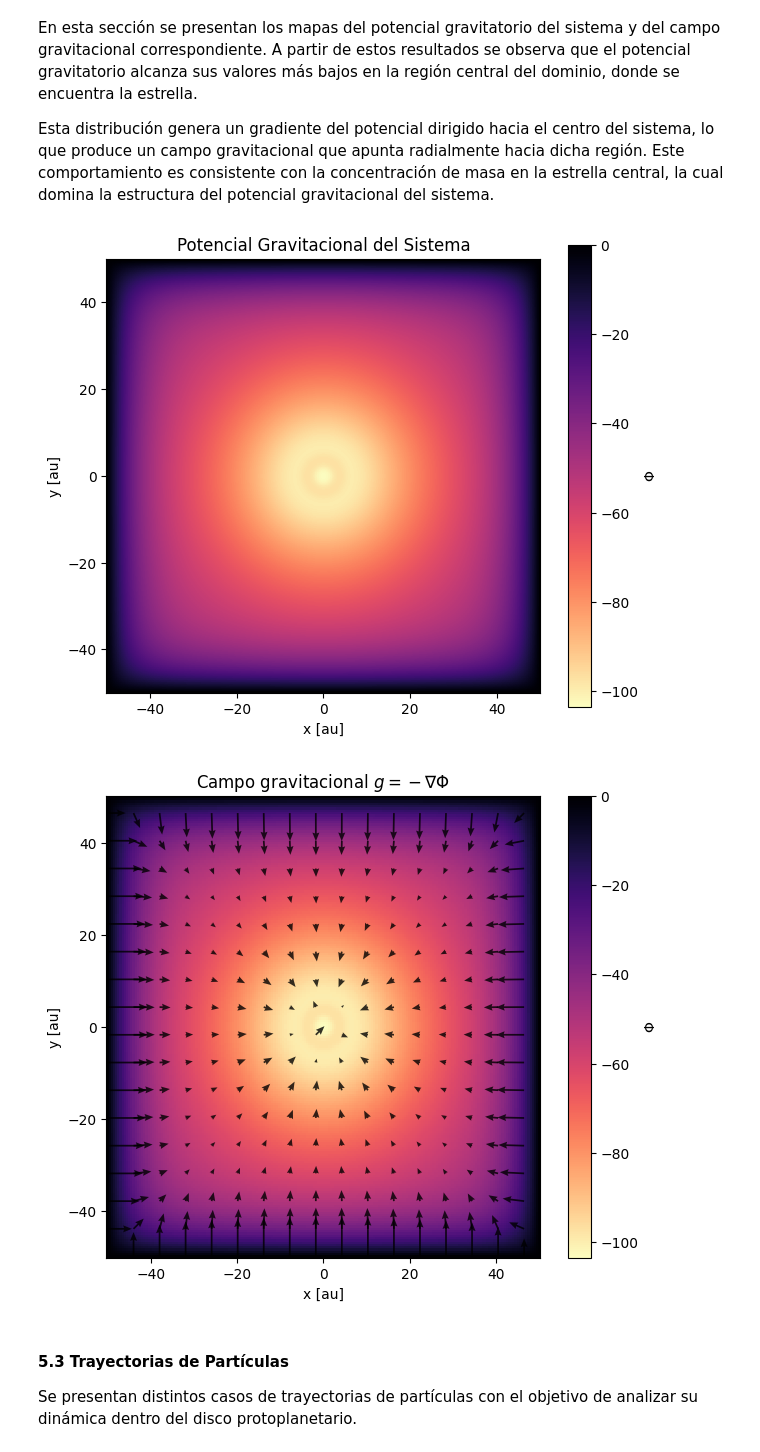
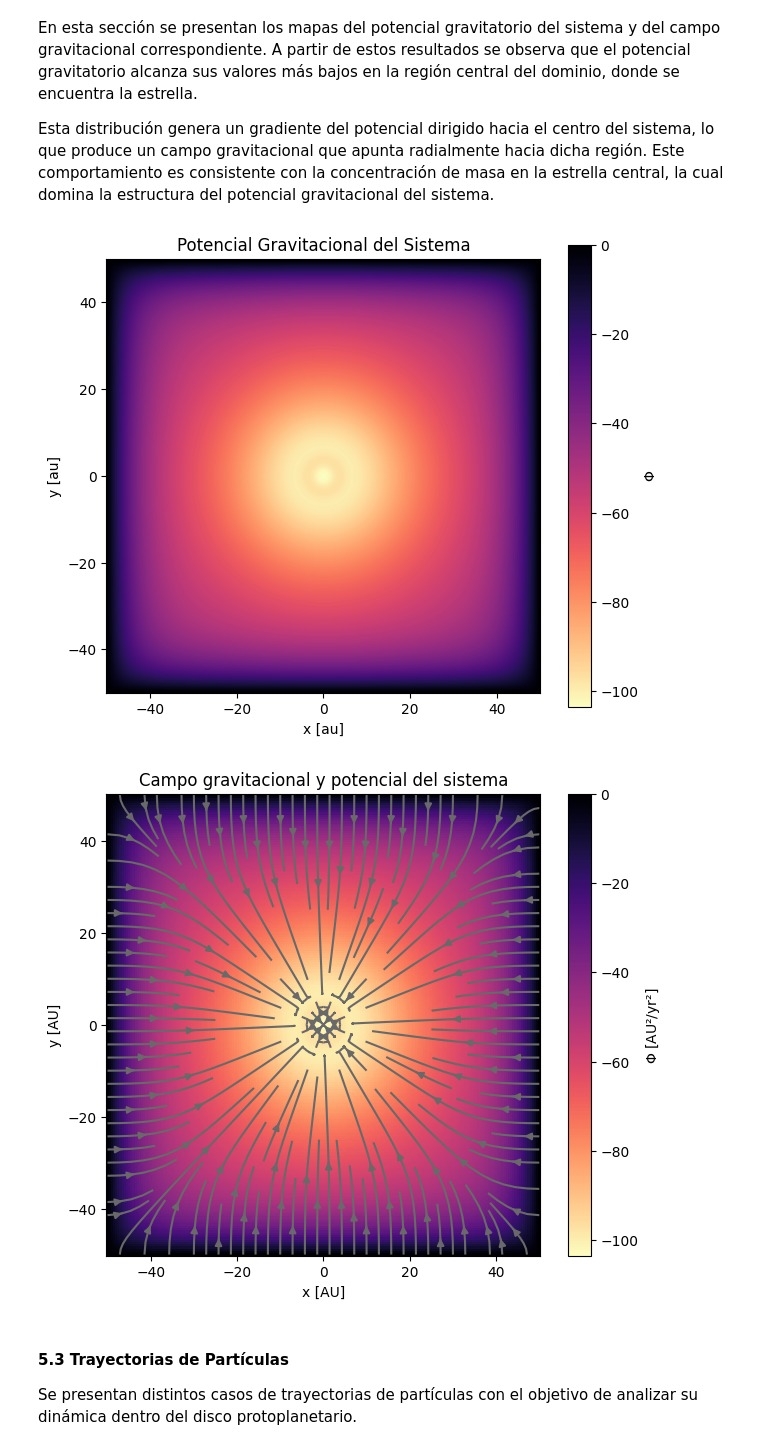
Before and after one commit to arc10132/Proyecto-Fisica-Computacional-4, a Jupyter notebook: Discos_Protoplanetarios.ipynb, the cells around one changed output. Cells and saved outputs as stored; diff of their text form; code cells hidden in the pictures.

Commit message:
Se arregla el grafico de campo gravitacional

```diff
--- a/Discos_Protoplanetarios.ipynb
+++ b/Discos_Protoplanetarios.ipynb
@@ -350,32 +350,32 @@ Esta distribución genera un gradiente del potencial dirigido hacia el centro de
 # %%
 # Potencial gravitacional del sistema
 plt.figure(figsize=(7,6))
 plt.imshow(Gradient_potential, extent=[-L, L, -L, L], origin='lower', cmap='magma_r')
 plt.colorbar(label=r'$\Phi$')
 plt.xlabel('x [au]')
 plt.ylabel('y [au]')
 plt.title('Potencial Gravitacional del Sistema')
 plt.show()
 
 
 # Potencial + campo gravitacional
-fig, ax = plt.subplots(figsize=(7, 6))
+# # Streamplot con el campo gravitacional
+plt.figure(figsize=(7,6))
 
-pcm = ax.pcolormesh(X, Y, Gradient_potential, cmap='magma_r', shading='auto')
-plt.colorbar(pcm, ax=ax, label=r'$\Phi$')
+# Colormesh del potencial
+plt.pcolormesh(X, Y, Gradient_potential, cmap='magma_r', shading='auto')
+plt.colorbar(label=r'$\Phi$ [AU²/yr²]')
 
-step = 12
-ax.quiver(X[::step, ::step], Y[::step, ::step],
-          gx_raw[::step, ::step], gy_raw[::step, ::step],
-          color='black', alpha=0.8, scale=None, headwidth=4, width=0.004)
+# Streamplot del campo gravitacional
+plt.streamplot(X, Y, gx_raw, gy_raw, color='dimgrey', density=1.2, arrowsize=1)
 
-ax.set_xlabel('x [au]')
-ax.set_ylabel('y [au]')
-ax.set_title('Campo gravitacional $g = -\\nabla\\Phi$')
+plt.xlabel('x [AU]')
+plt.ylabel('y [AU]')
+plt.title('Campo gravitacional y potencial del sistema')
 plt.show()
 # %% [output]
 [figure]
-[figure, old version]
+[figure, new version]
 # %% [markdown]
 #### 5.3 Trayectorias de Partículas
 
```
